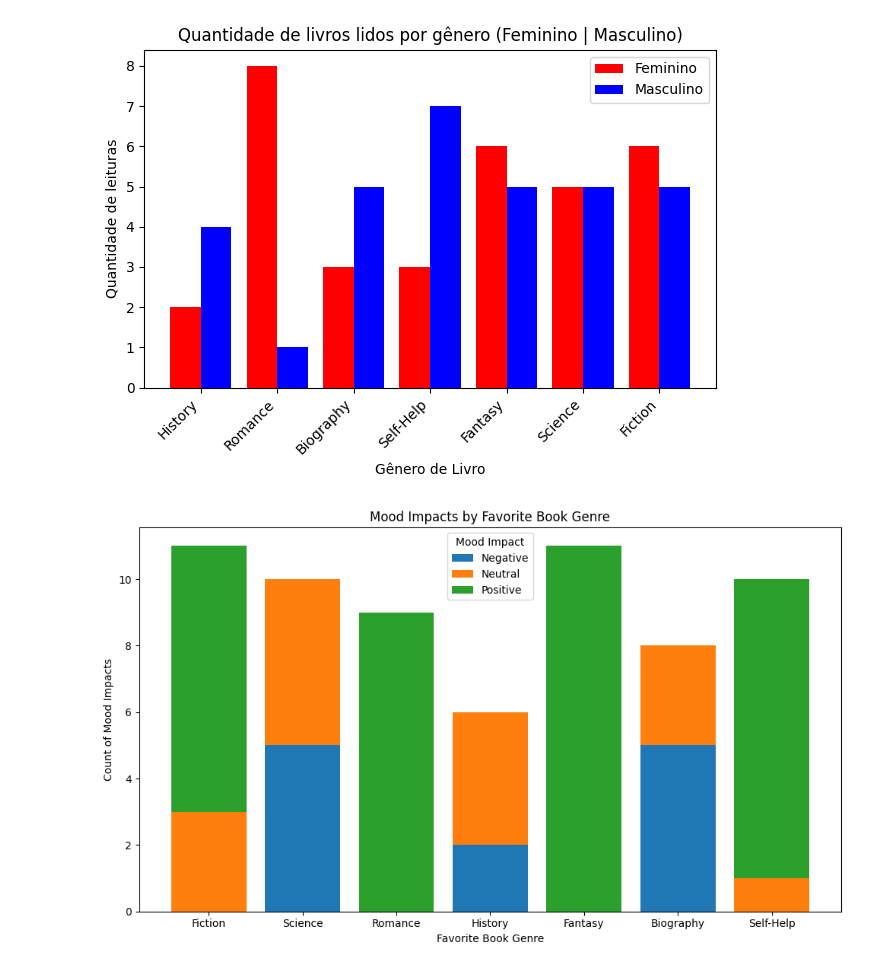
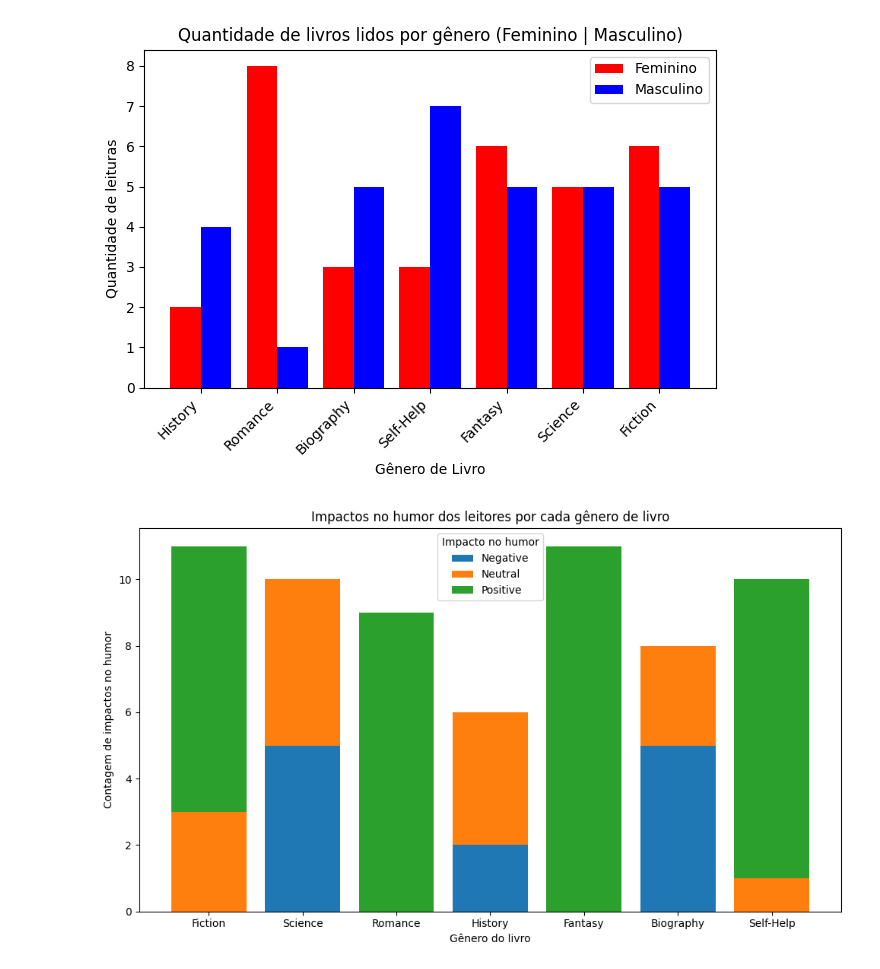
Before and after one commit to montMateus/reading_habits_notebook, a Jupyter notebook: notebook.ipynb, the cells around one changed output. Drawn from its saved outputs; the diff is of its cells as text; code cells hidden in the pictures.

```diff
--- a/notebook.ipynb
+++ b/notebook.ipynb
@@ -85,28 +85,28 @@ plt.show()
 # %%
 #Gráfico de categorização de impcato de cada gênero de leitura
 
 impact_df = pd.DataFrame(genre_mood_counts).fillna(0).astype(int).T
 
 fig, ax = plt.subplots(figsize=(10, 6))
 
 impacts = impact_df.columns
 
 x = np.arange(len(book_genres))
 
 bottom_values = np.zeros(len(book_genres))
 
 for impact in impacts:
     ax.bar(x, impact_df[impact], label=impact, bottom=bottom_values)
     bottom_values += impact_df[impact]
 
-ax.set_xlabel('Favorite Book Genre')
-ax.set_ylabel('Count of Mood Impacts')
-ax.set_title('Mood Impacts by Favorite Book Genre')
+ax.set_xlabel('Gênero do livro')
+ax.set_ylabel('Contagem de impactos no humor')
+ax.set_title('Impactos no humor dos leitores por cada gênero de livro')
 ax.set_xticks(x)
 ax.set_xticklabels(book_genres)
-ax.legend(title='Mood Impact')
+ax.legend(title='Impacto no humor')
 
 plt.tight_layout()
 plt.show()
 # %% [output]
-[figure, old version]
+[figure, new version]
```
Also changed, not shown: 3 other files.
